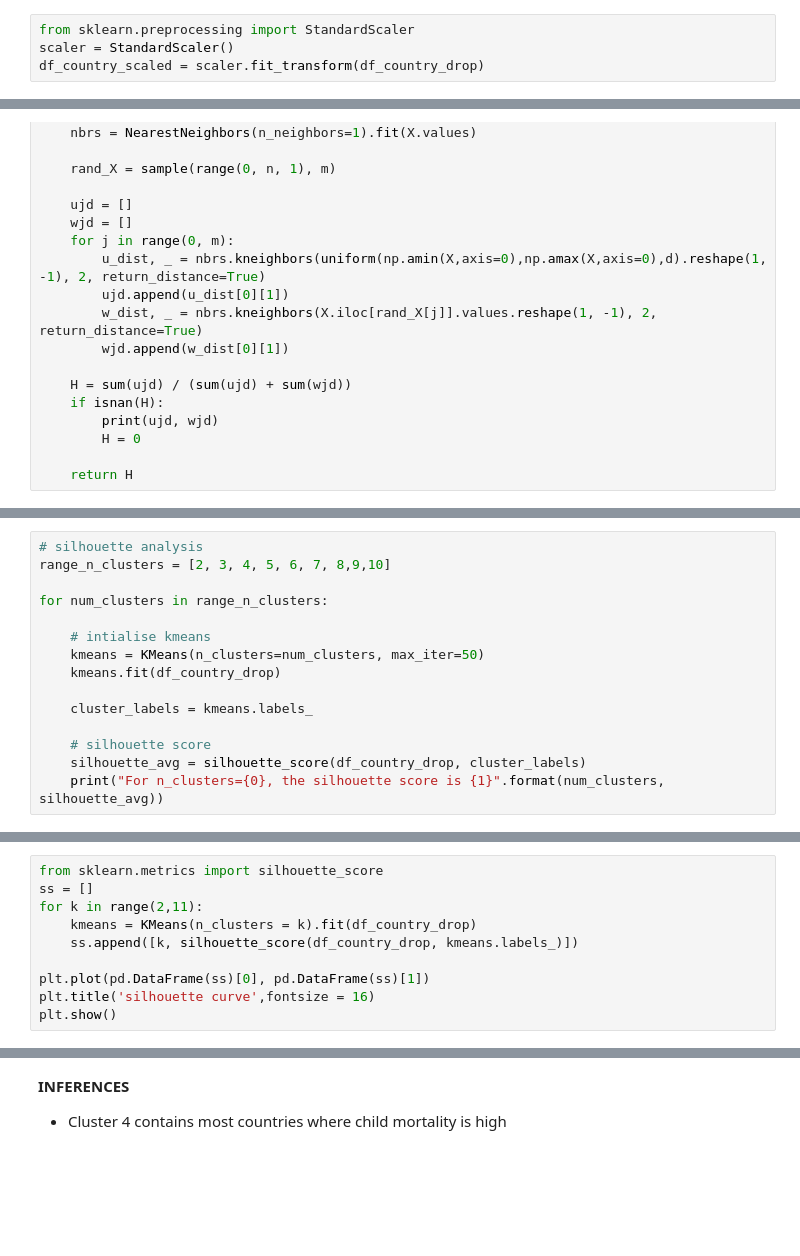
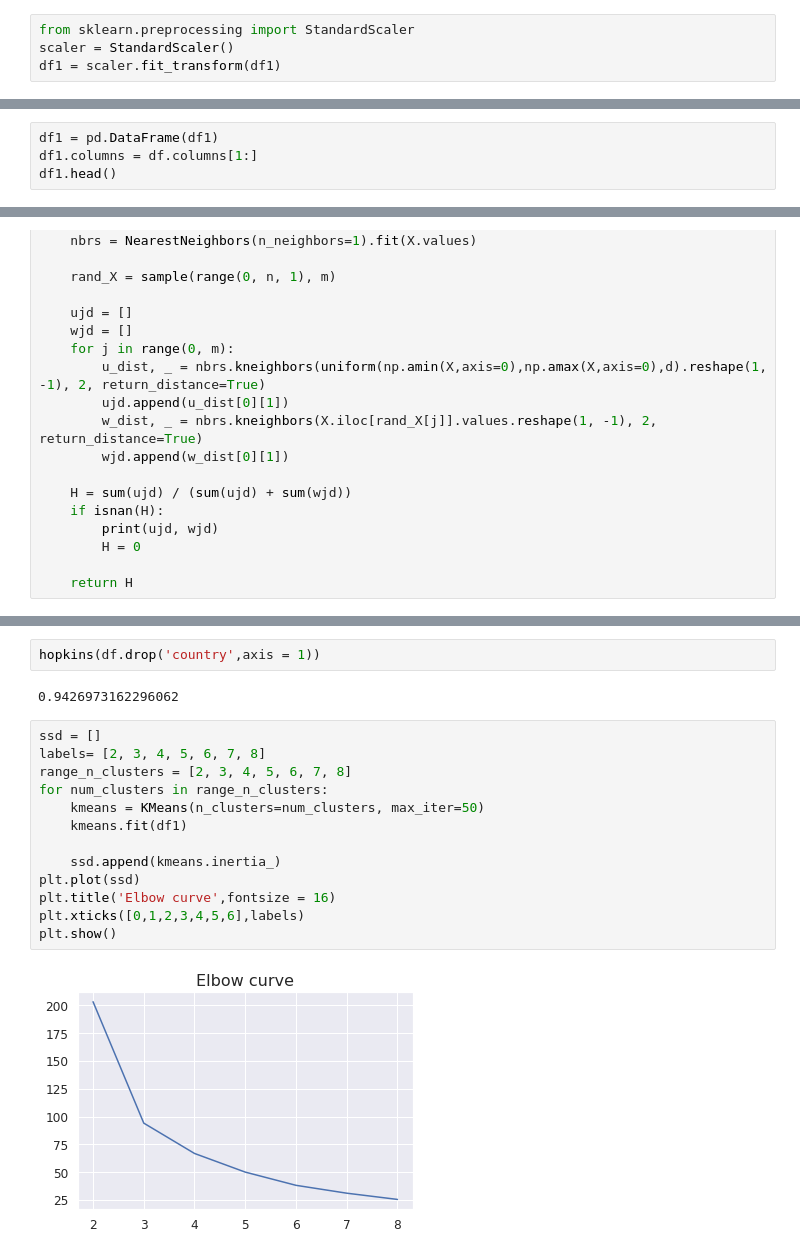
Before and after one commit to gyana-ranjan-dash/World_proverty_analysis, a Jupyter notebook: World_poverty_analysis.ipynb, the cells around one changed output, grey strips where cells are left out. Saved outputs shown, nothing was run; the diff lists cells and outputs as text; blank space fills up the shorter version.

```diff
--- a/World_poverty_analysis.ipynb
+++ b/World_poverty_analysis.ipynb
@@ -226,4 +160,4 @@ df_country_drop.head()
 # %%
 from sklearn.preprocessing import StandardScaler
 scaler = StandardScaler()
-df_country_scaled = scaler.fit_transform(df_country_drop)
+df1 = scaler.fit_transform(df1)
@@ -249,0 +164,4 @@ The ``Hopkins statistic`` is a ``way of measuring the cluster tendency`` of a da
+# %%
+df1 = pd.DataFrame(df1)
+df1.columns = df.columns[1:]
+df1.head()
@@ -325,15 +204,0 @@ plt.show()
-# %%
-# silhouette analysis
-range_n_clusters = [2, 3, 4, 5, 6, 7, 8,9,10]
-
-for num_clusters in range_n_clusters:
-
-    # intialise kmeans
-    kmeans = KMeans(n_clusters=num_clusters, max_iter=50)
-    kmeans.fit(df_country_drop)
-
-    cluster_labels = kmeans.labels_
-
-    # silhouette score
-    silhouette_avg = silhouette_score(df_country_drop, cluster_labels)
-    print("For n_clusters={0}, the silhouette score is {1}".format(num_clusters, silhouette_avg))
@@ -350,10 +204,0 @@ For n_clusters=10, the silhouette score is 0.5461150033938122
-# %%
-from sklearn.metrics import silhouette_score
-ss = []
-for k in range(2,11):
-    kmeans = KMeans(n_clusters = k).fit(df_country_drop)
-    ss.append([k, silhouette_score(df_country_drop, kmeans.labels_)])
-
-plt.plot(pd.DataFrame(ss)[0], pd.DataFrame(ss)[1])
-plt.title('silhouette curve',fontsize = 16)
-plt.show()
@@ -442,5 +205,19 @@ plt.show()
-# %% [markdown]
-**INFERENCES**
-
-
-*   Cluster 4 contains most countries where child mortality is high
+# %%
+hopkins(df.drop('country',axis = 1))
+# %% [output]
+0.9426973162296062
+# %%
+ssd = []
+labels= [2, 3, 4, 5, 6, 7, 8]
+range_n_clusters = [2, 3, 4, 5, 6, 7, 8]
+for num_clusters in range_n_clusters:
+    kmeans = KMeans(n_clusters=num_clusters, max_iter=50)
+    kmeans.fit(df1)
+
+    ssd.append(kmeans.inertia_)
+plt.plot(ssd)
+plt.title('Elbow curve',fontsize = 16)
+plt.xticks([0,1,2,3,4,5,6],labels)
+plt.show()
+# %% [output]
+[figure, added]
```
Also changed, not shown: parts of 68 cells of this notebook.
